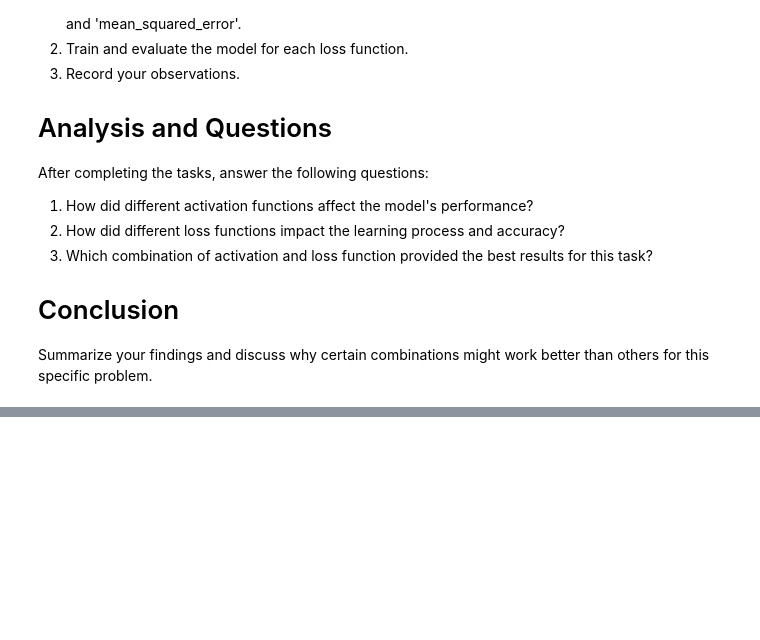
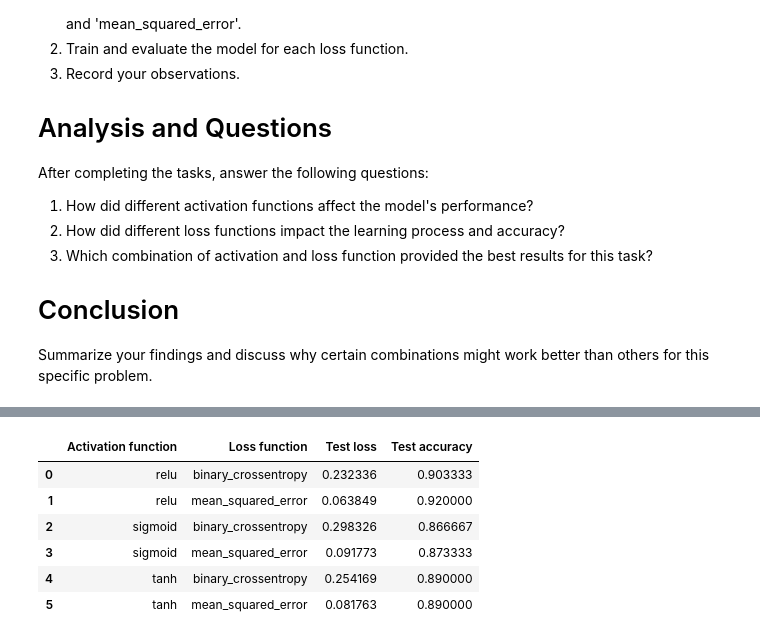
Before and after one commit to JonasBE13/deep-ml, a Jupyter notebook: Genomgångar/Explore_activation_and_loss.ipynb, the cells around one changed output, grey strips where cells are left out. Drawn from its saved outputs; the diff is of its cells as text; code cells hidden in the pictures; blank space fills up the shorter version.

```diff
--- a/Genomgångar/Explore_activation_and_loss.ipynb
+++ b/Genomgångar/Explore_activation_and_loss.ipynb
@@ -144,0 +253,10 @@ Summarize your findings and discuss why certain combinations might work better t
+# %%
+results_df
+# %% [output]
+|  | Activation function | Loss function | Test loss | Test accuracy |
+| 0 | relu | binary_crossentropy | 0.232336 | 0.903333 |
+| 1 | relu | mean_squared_error | 0.063849 | 0.920000 |
+| 2 | sigmoid | binary_crossentropy | 0.298326 | 0.866667 |
+| 3 | sigmoid | mean_squared_error | 0.091773 | 0.873333 |
+| 4 | tanh | binary_crossentropy | 0.254169 | 0.890000 |
+| 5 | tanh | mean_squared_error | 0.081763 | 0.890000 |
```
Also changed, not shown: parts of 5 cells of this notebook, 3 other files.
